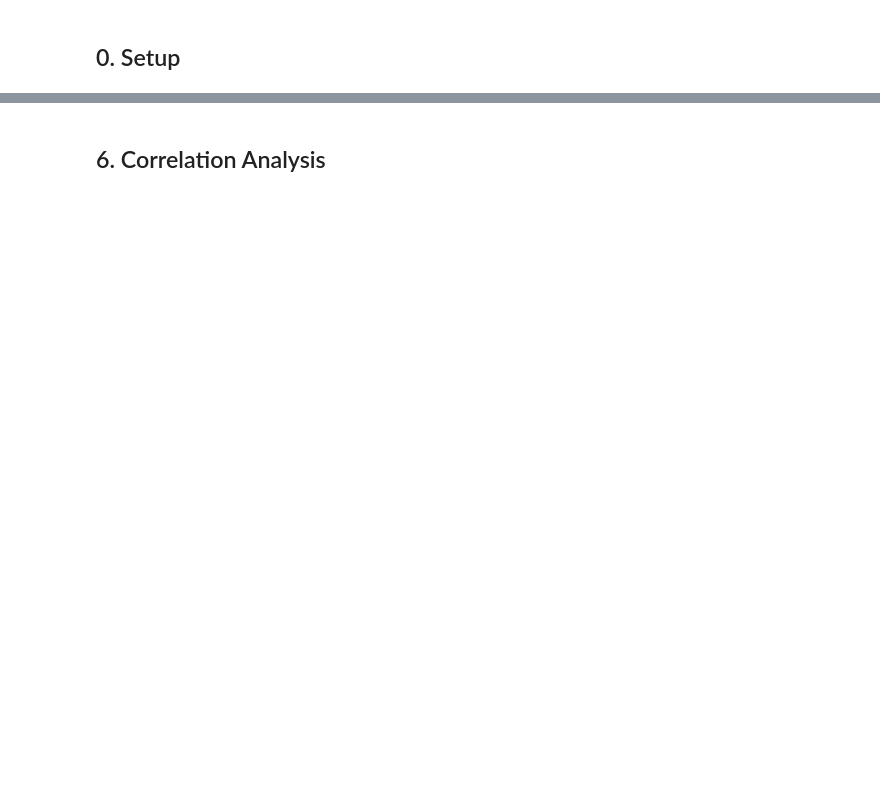
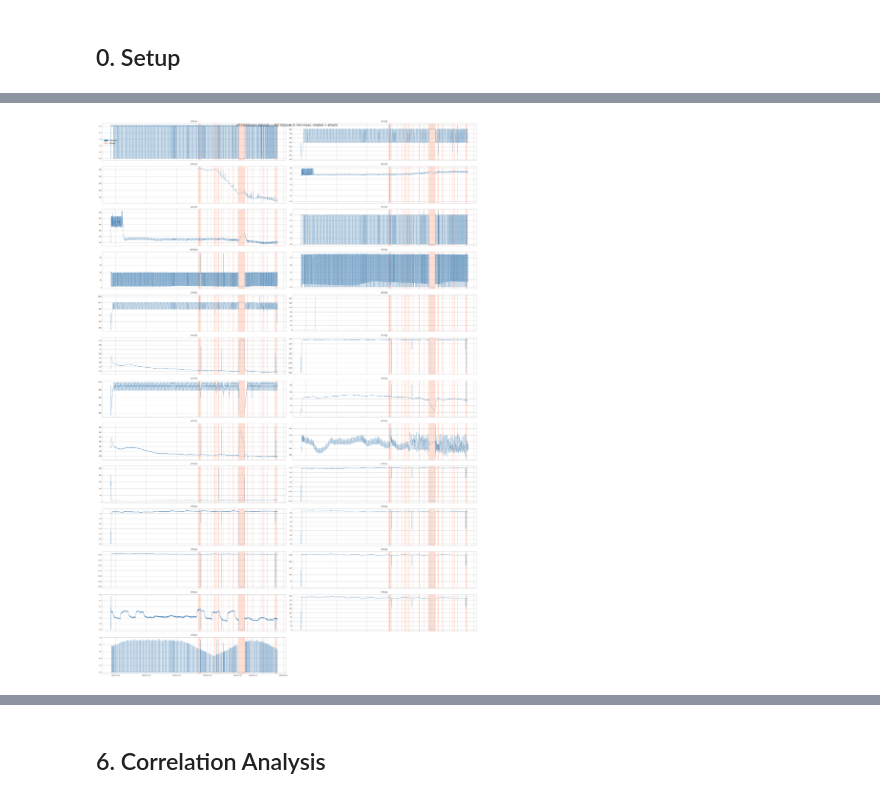
Before and after one commit to ijesusjr/wave, a Jupyter notebook: 01_EDA.ipynb, the cells around one changed output, grey strips where cells are left out. Cells and saved outputs as stored; diff of their text form; code cells hidden in the pictures; blank space fills up the shorter version.

```diff
--- a/01_EDA.ipynb
+++ b/01_EDA.ipynb
@@ -252,0 +132,9 @@ plt.show()
+# %%
+# ---- Identify sensor types ----
+continuous_cols, mv_cols, binary_cols = identify_sensor_types(X)
+
+print(f'Continuous sensors:  {len(continuous_cols)}')
+print(f'Ordinal valves (MV): {len(mv_cols)}')
+print(f'Binary actuators:    {len(binary_cols)}')
+print(f'MV cols:     {mv_cols}')
+print(f'Binary cols: {binary_cols}')
@@ -252,0 +264,37 @@ plt.show()
+# %%
+# ---- Helper: shade attack periods on an axis ----
+# Uses pre-computed attack_episodes df for consistency with episode count cell
+def shade_attacks(ax, attack_eps):
+    for _, row in attack_eps.iterrows():
+        ax.axvspan(row['start'], row['end'],
+                   alpha=0.25, color=CLR_ATTACK)
+# %%
+# ---- Time-series — all continuous sensors ----
+# Resample to 1-min to keep plotting fast (~10k points per sensor)
+X_1min = X[continuous_cols].resample('1min').mean()
+
+n_cols = 2
+n_rows = int(np.ceil(len(continuous_cols) / n_cols))
+fig, axes = plt.subplots(n_rows, n_cols, figsize=(22, n_rows * 2.5), sharex=True)
+axes = axes.flatten()
+
+for i, (ax, col) in enumerate(zip(axes, continuous_cols)):
+    ax.plot(X_1min.index, X_1min[col], lw=0.5, color=CLR_NORMAL)
+    shade_attacks(ax, attack_episodes)
+    ax.set_title(col, fontsize=8)
+    ax.tick_params(labelsize=6)
+
+for j in range(i + 1, len(axes)):
+    axes[j].set_visible(False)
+
+axes[0].legend(handles=[
+    mpatches.Patch(color=CLR_NORMAL, label='Normal'),
+    mpatches.Patch(color=CLR_ATTACK, alpha=0.4, label='Attack')
+], fontsize=8)
+
+plt.suptitle('All Continuous Sensors — Full Dataset (1-min mean, shaded = attack)', fontsize=12)
+plt.tight_layout()
+plt.savefig(FIGURES / 'timeseries_all_sensors.png', dpi=150, bbox_inches='tight')
+plt.show()
+# %% [output]
+[figure, added]
```
Also changed, not shown: parts of 57 cells of this notebook, 4 other files.
